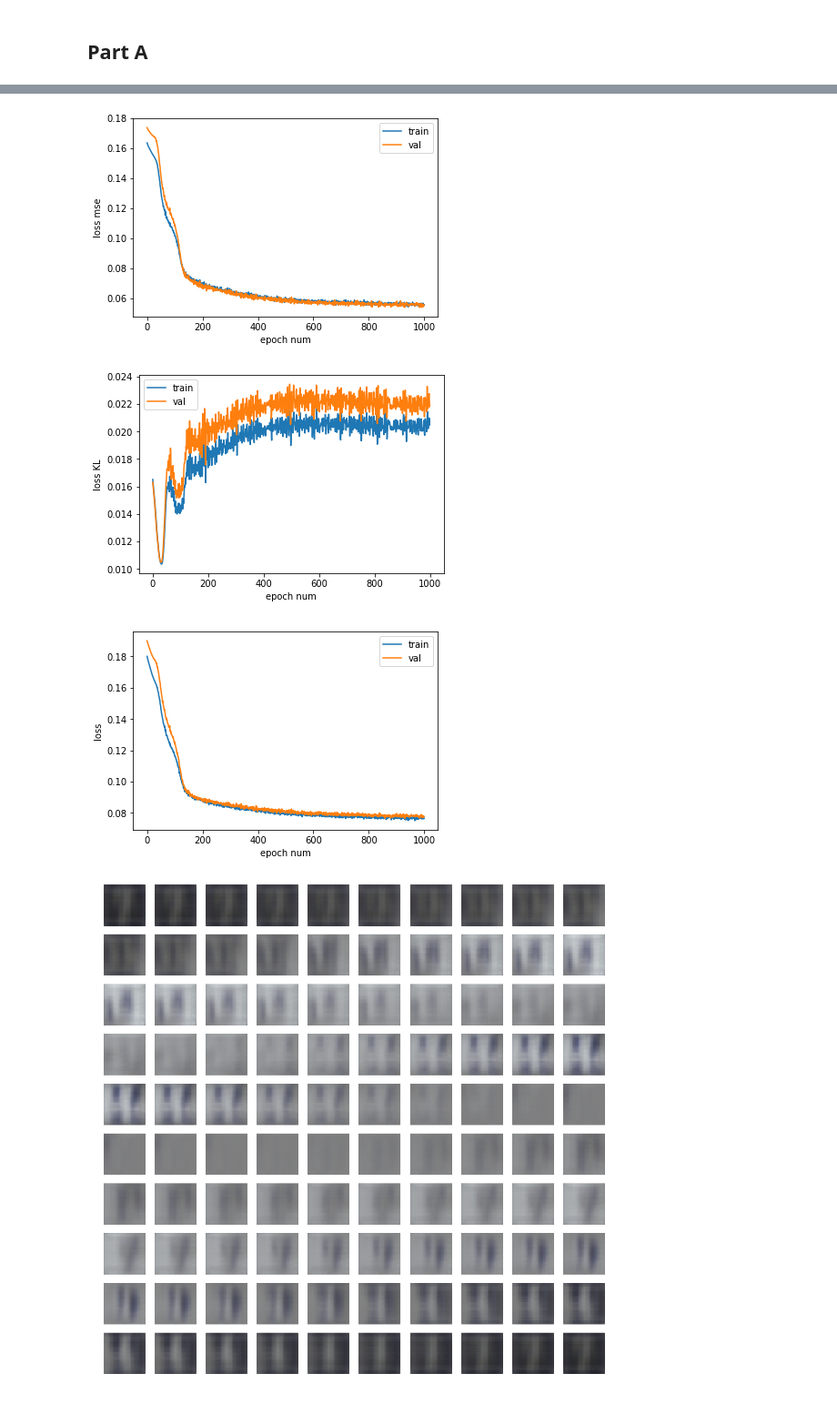
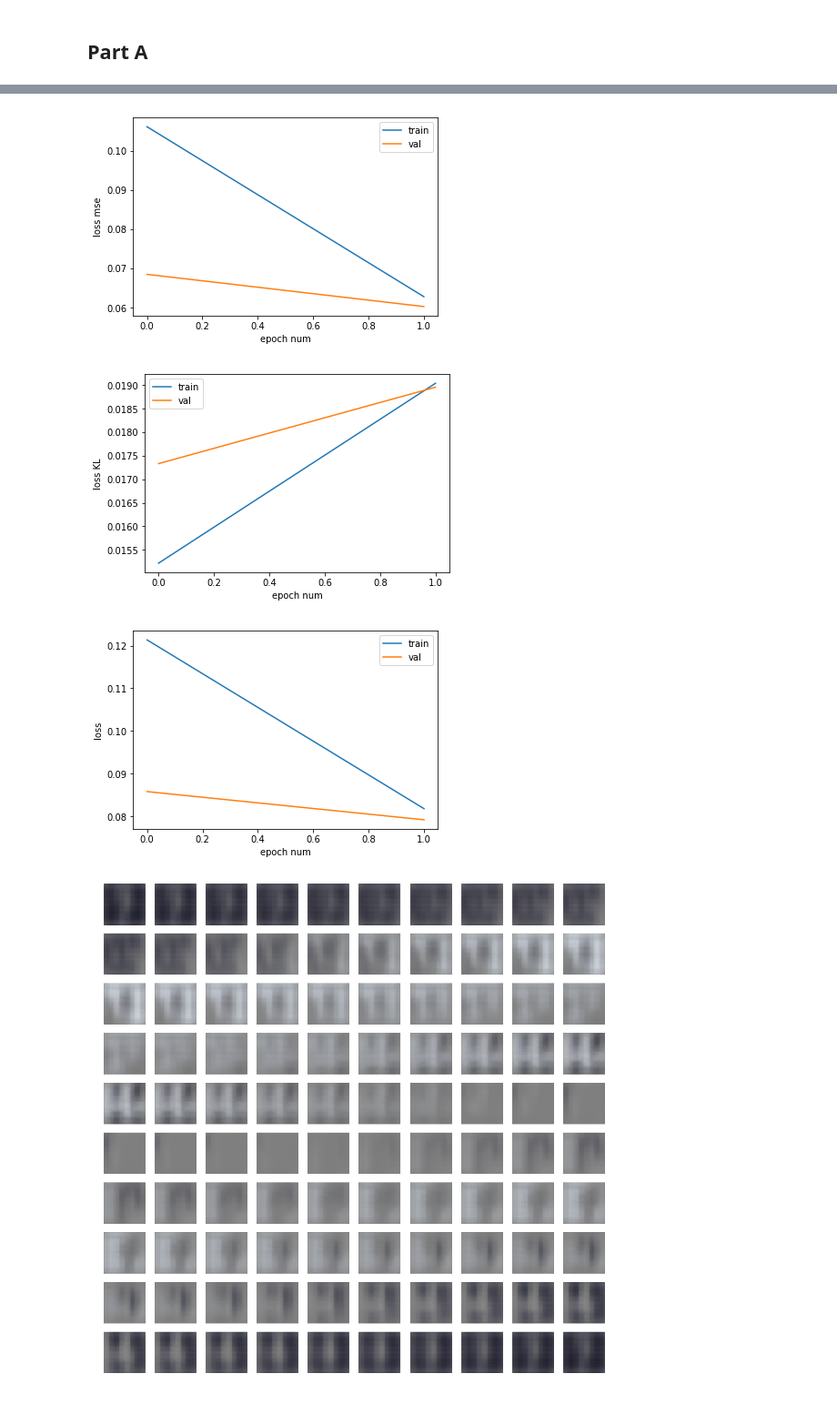
Before and after one commit to GrigoryBartosh/hse07_dul, a Jupyter notebook: hw32.ipynb, the cells around one changed output, grey strips where cells are left out. Shown at 91% size. Saved outputs shown, nothing was run; the diff lists cells and outputs as text; code cells hidden in the pictures.

Commit message:
added output 2 epochs all dataset

```diff
--- a/hw32.ipynb
+++ b/hw32.ipynb
@@ -23,8 +23,8 @@ device = torch.device('cuda:0' if torch.cuda.is_available() else 'cpu')
 with open(PATH_DATA, 'rb') as file:
     dataset = pickle.load(file)
 
-xs_train = dataset['train'][:256] # TODO
-xs_val = dataset['valid'][:256] # TODO
+xs_train = dataset['train']
+xs_val = dataset['valid']
 # %%
 batch_size = 128
 
@@ -309,24 +309,24 @@ def show_sampels(model, n=100):
         axarr[i // n, i % n].axis('off')
     plt.show()
 # %%
-epochs = 1000
+epochs = 2
 lr = 0.0002
 w_l2 = 0
 
 model = VAE(channels=8)
 model.to(device)
 
 criterion_mse = MSELoss()
 criterion_kl = KLLoss()
 
 optimizer = optim.Adam(model.parameters(), lr, weight_decay=w_l2)
 
 train(model, criterion_mse, criterion_kl, optimizer, None, epochs)
 # %% [output]
 [interactive output not drawn]
-[figure, old version]
+[figure, new version]
-[figure, old version]
+[figure, new version]
-[figure, old version]
+[figure, new version]
 # %%
 model.eval()
 show_interpolation(model, 10, 10)
```
Also changed, not shown: parts of 1 cell of this notebook.
